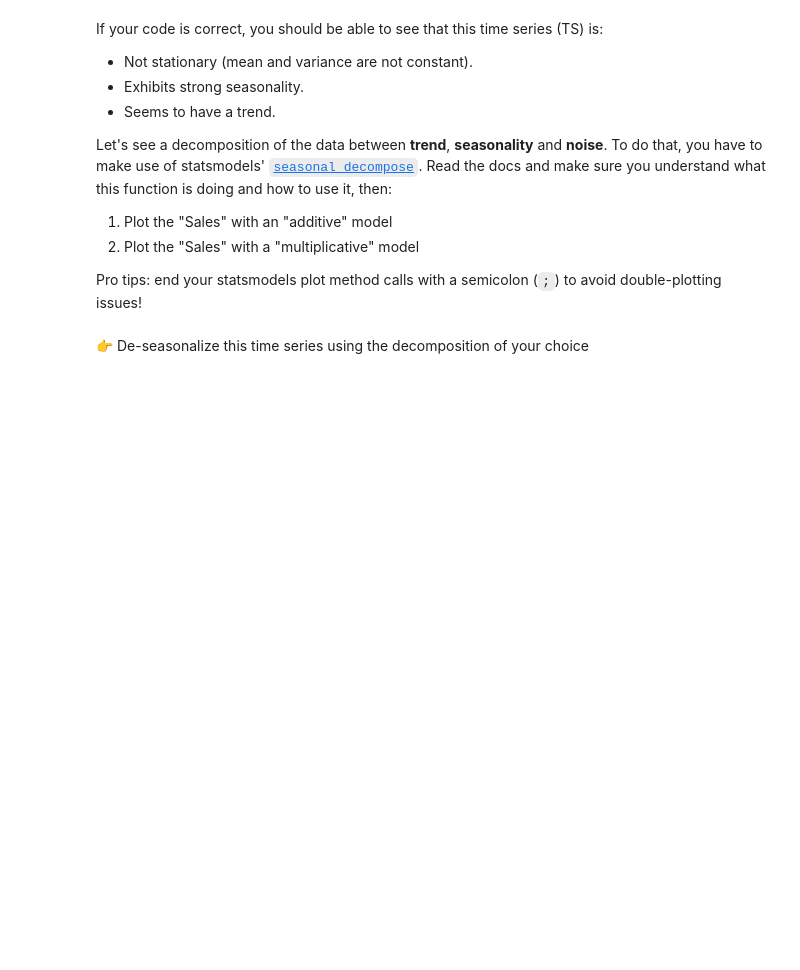
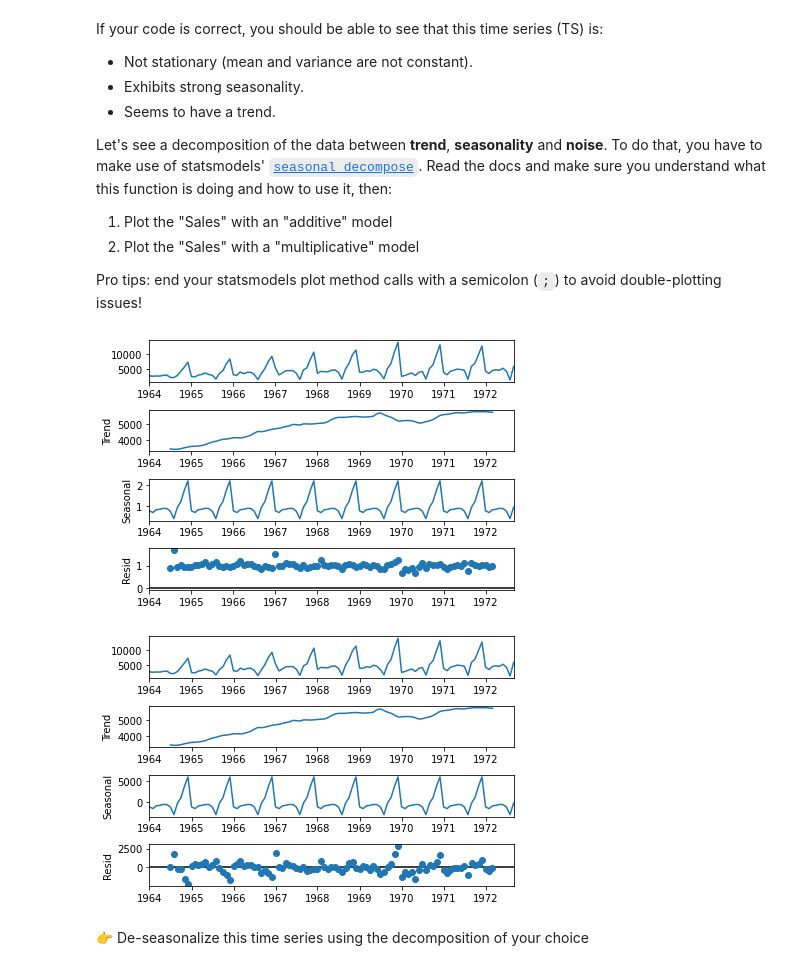
Before and after one commit to diego-faria-br/data-sarima, a Jupyter notebook: sarima.ipynb, the cells around one changed output. Saved outputs shown, nothing was run; the diff lists cells and outputs as text; code cells hidden in the pictures; blank space fills up the shorter version.

```diff
--- a/sarima.ipynb
+++ b/sarima.ipynb
@@ -58,2 +79,11 @@ Pro tips: end your statsmodels plot method calls with a semicolon (`;`) to avoid
+# %%
+df_multiplicative = seasonal_decompose(df,model='multiplicative')
+df_additive = seasonal_decompose(df,model='additive')
+# %%
+df_multiplicative.plot();
+df_additive.plot();
+# %% [output]
+[figure, added]
+[figure, added]
 # %% [markdown]
 👉 De-seasonalize this time series using the decomposition of your choice
```
Also changed, not shown: parts of 34 cells of this notebook.
